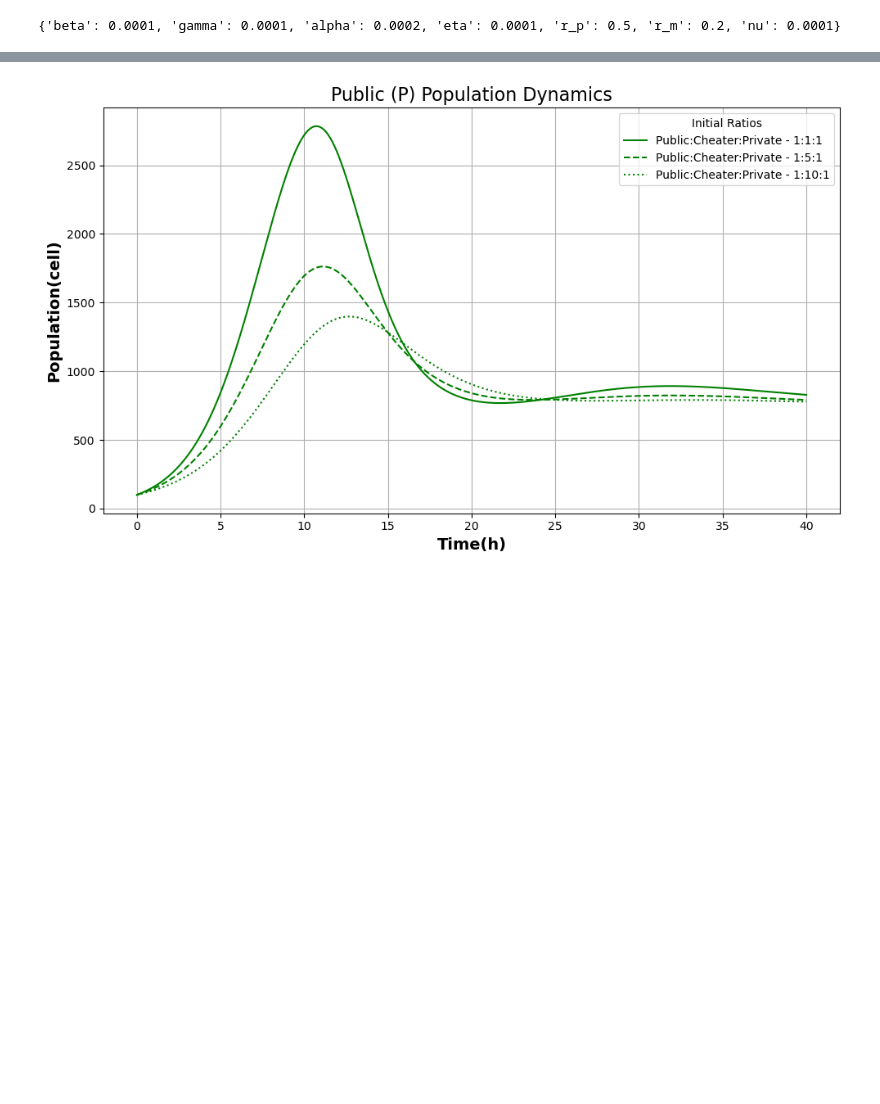
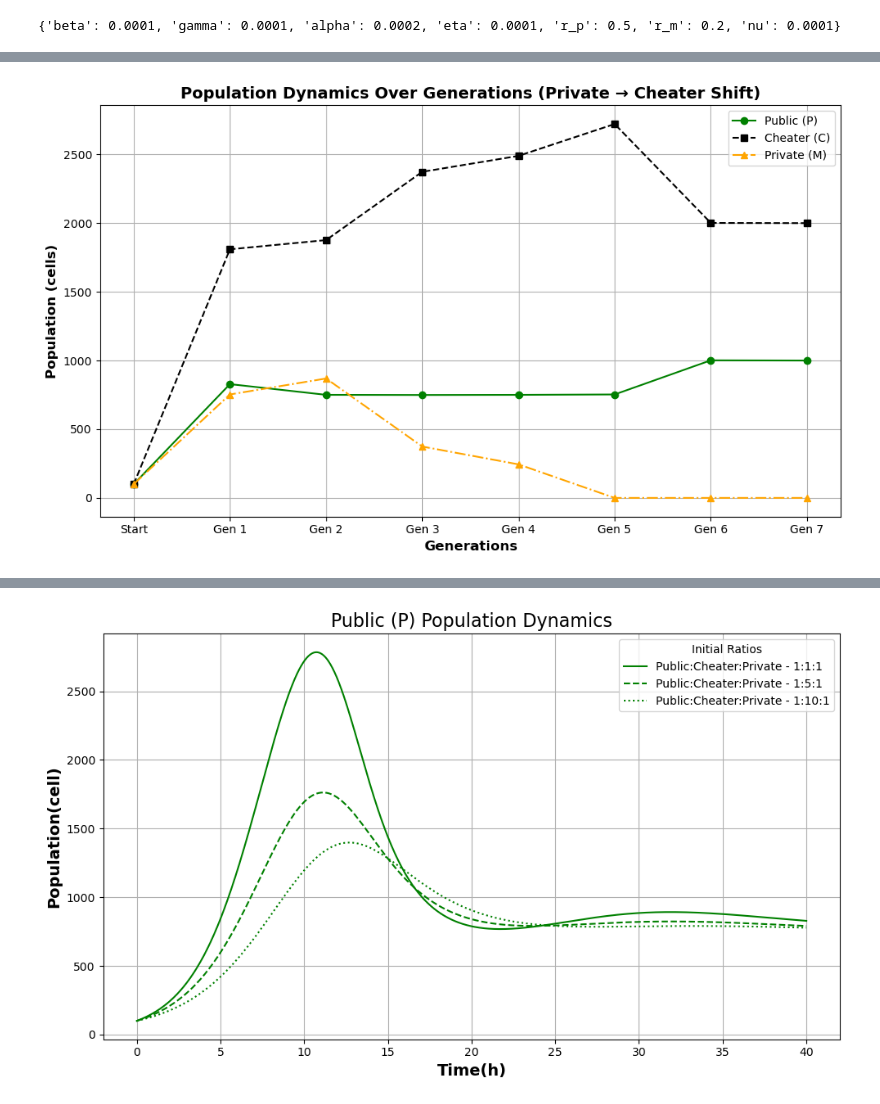
Before and after one commit to Computational-Biology-Aachen/FightClub, a Jupyter notebook: Analysis/main.ipynb, the cells around one changed output, grey strips where cells are left out. Saved outputs shown, nothing was run; the diff lists cells and outputs as text; code cells hidden in the pictures; blank space fills up the shorter version.

```diff
--- a/Analysis/main.ipynb
+++ b/Analysis/main.ipynb
@@ -19 +640,80 @@ print(parameters)
+# %%
+# **Time settings**
+T = 40  # Total simulation time for each generation
+dt = 0.1
+time = np.linspace(0, T, int(T/dt))
+
+# **Initial conditions** (before Generation 1 starts)
+C_init, D_init, P_init = 100, 10, 100  # Initial population values
+generations = ["Start", "Gen 1", "Gen 2", "Gen 3", "Gen 4", "Gen 5", "Gen 6","Gen 7"]
+
+# **Store population values for plotting**
+public_pop = [P_init]   # Store initial Public (P) population
+cheater_pop = [C_init]  # Store initial Cheater (C) population
+private_pop = [M_init]  # Store initial Private (M) population
+total_pop = [P_init + C_init + M_init]  # Track total population
+
+# **Define transition rates for each generation (Private → Cheater shift)**
+shift_ratios = [0.1, 0.3, 0.7, 0.8, 1.0, 0,0]  # Shift percentages
+
+# **Run simulation for each generation**
+y0 = [P_init, C_init, M_init]  # Initial population
+for shift in shift_ratios:
+    # **Run simulation for the current generation**
+    sol = odeint(src.model.deriv, y0, time, args=(
+        parameters["nu"],
+        parameters["beta"],
+        parameters["alpha"],
+        parameters["r_p"],
+        parameters["r_m"],
+        parameters["gamma"],
+        parameters["eta"],
+    ))
+
+    # **Extract final population values at the end of the generation**
+    final_P, final_C, final_M = sol[-1]
+
+    # **Modify population for next generation shift**
+    new_C = final_C + (final_M * shift)  # Cheater receives shifted Private
+    new_M = final_M * (1 - shift)  # Private decreases
+    new_P = final_P  # Public remains unchanged
+
+    # **Store values for plotting**
+    public_pop.append(new_P)
+    private_pop.append(new_M)
+    cheater_pop.append(new_C)
+    total_pop.append(new_P + new_C + new_M)  # Compute total population
+
+    # **Update initial conditions for next generation**
+    y0 = [new_P, new_C, new_M]
+
+# **Plot Results**
+plt.figure(figsize=(10, 6))
+
+# **Ensure lists have the same length**
+if len(generations) == len(public_pop):
+    # **Plot Public shift**
+    plt.plot(generations, public_pop, marker="o", linestyle="-", color="green", label="Public (P)")
+
+    # **Plot Cheater  population**
+    plt.plot(generations, cheater_pop, marker="s", linestyle="--", color="black", label="Cheater (C)")
+
+    # **Plot Private  population**
+    plt.plot(generations, private_pop, marker="^", linestyle="-.", color="orange", label="Private (M)")
+
+    # **Formatting**
+    plt.xlabel("Generations", fontsize=12, fontweight="bold")
+    plt.ylabel("Population (cells)", fontsize=12, fontweight="bold")
+    plt.title("Population Dynamics Over Generations (Private → Cheater Shift)", fontsize=14, fontweight="bold")
+    plt.legend(fontsize=10)
+    plt.grid(True)
+    plt.tight_layout()
+
+    # **Save & show the figure**
+    plt.savefig("output/figures/private_to_cheater_shift.png", dpi=300)
+    plt.show()
+else:
+    print(f"Mismatch: Generations ({len(generations)}) vs Population Data ({len(public_pop)})")
+# %% [output]
+[figure]
 # %% [markdown]
```
Also changed, not shown: parts of 30 cells of this notebook.
